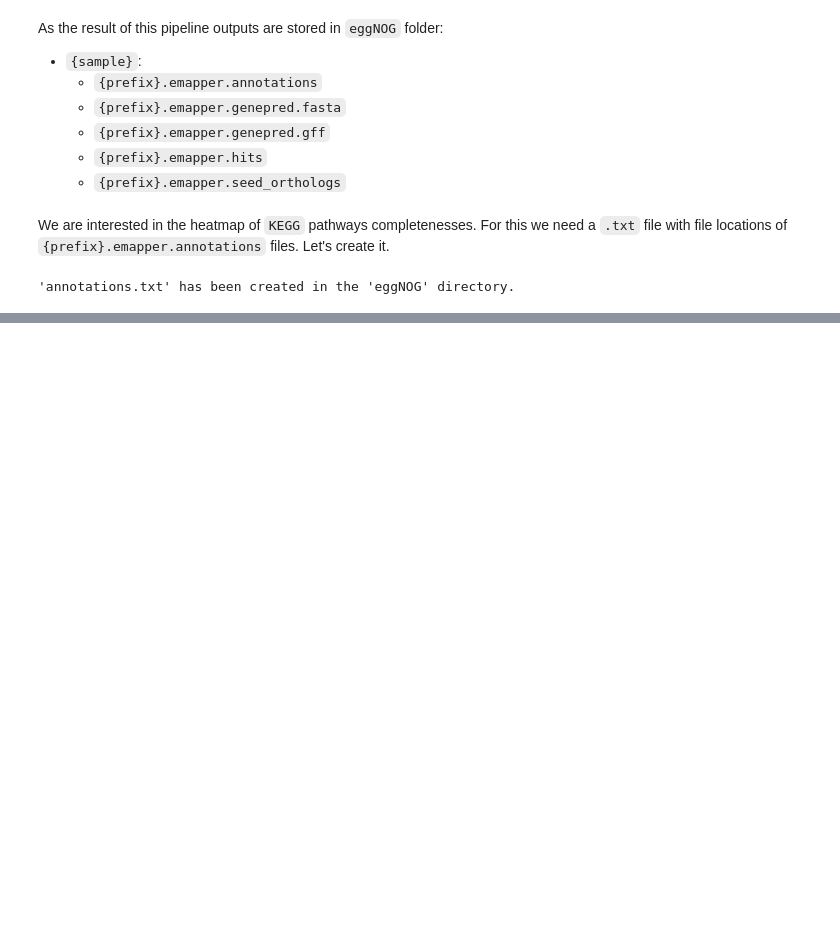
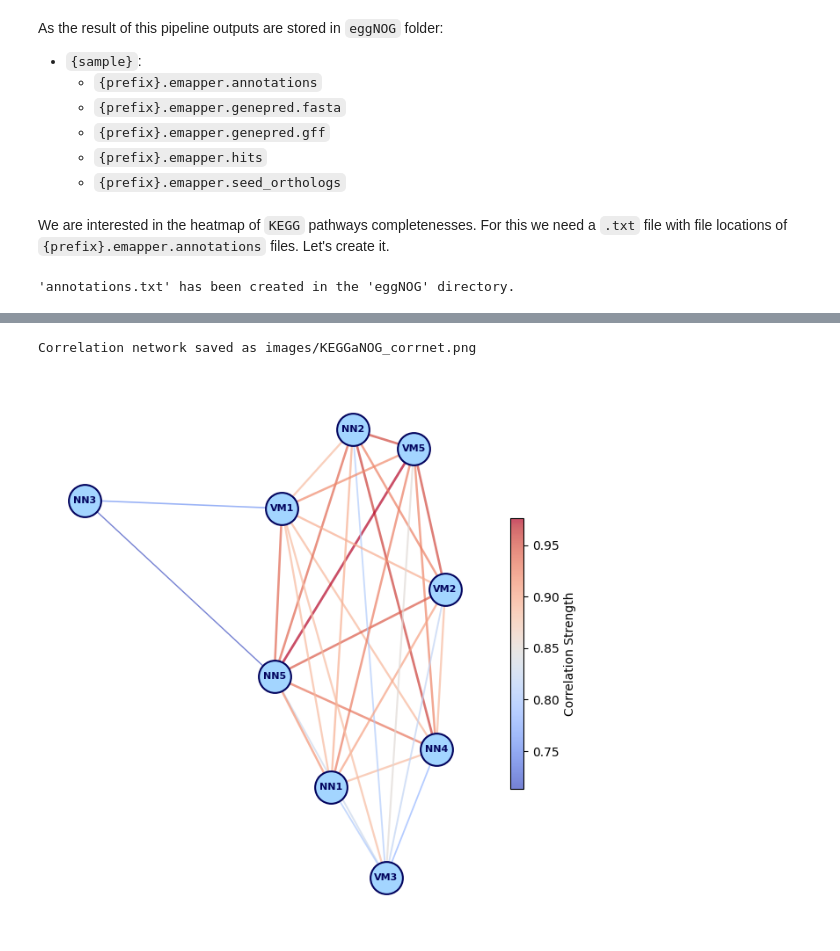
Before and after one commit to PopovIILab/BatShotMetaFlow, a Jupyter notebook: 03_Metagenomes/03_Lab_journal.ipynb, the cells around one changed output, grey strips where cells are left out. Saved outputs shown, nothing was run; the diff lists cells and outputs as text; code cells hidden in the pictures; blank space fills up the shorter version.

```diff
--- a/03_Metagenomes/03_Lab_journal.ipynb
+++ b/03_Metagenomes/03_Lab_journal.ipynb
@@ -383,0 +427,23 @@ Now everything is ready for launching `KEGGaNOG`.<br>
+# %%
+correlation_network(
+    kegganog_df,
+    figsize = (8, 8),
+    threshold = 0.7,
+    node_color = "#A3D5FF",
+    node_edgecolors = "#03045E",
+    node_linewidths = 1.5,
+    label_font_size = 8,
+    label_font_color = "#03045E",
+    label_verticalalignment = "center",
+    label_horizontalalignment = "center",
+    label_font_weight = "bold",
+    cbar_size = 0.5,
+    title = None,
+    background_color = "white",
+    save_path = "images/KEGGaNOG_corrnet.png",
+    save_format = "png",
+    save_dpi = 600
+)
+# %% [output]
+Correlation network saved as images/KEGGaNOG_corrnet.png
+[figure, added]
```
Also changed, not shown: parts of 18 cells of this notebook.
